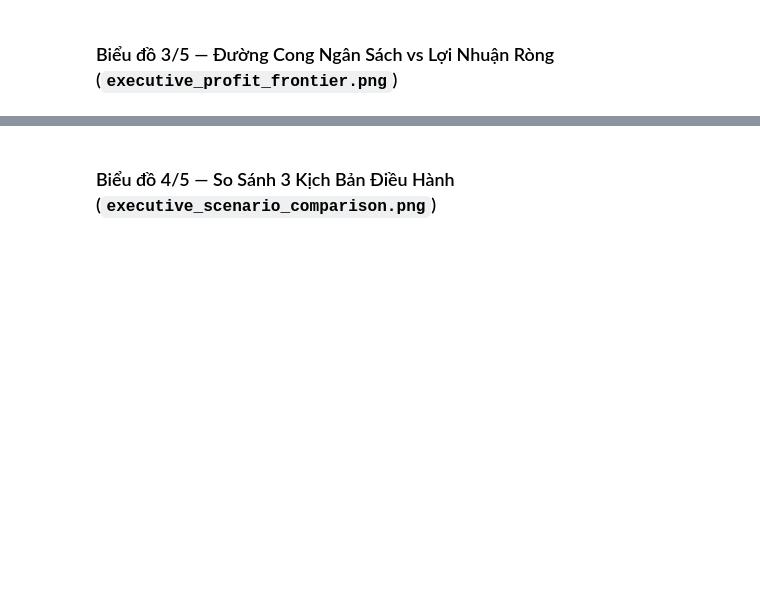
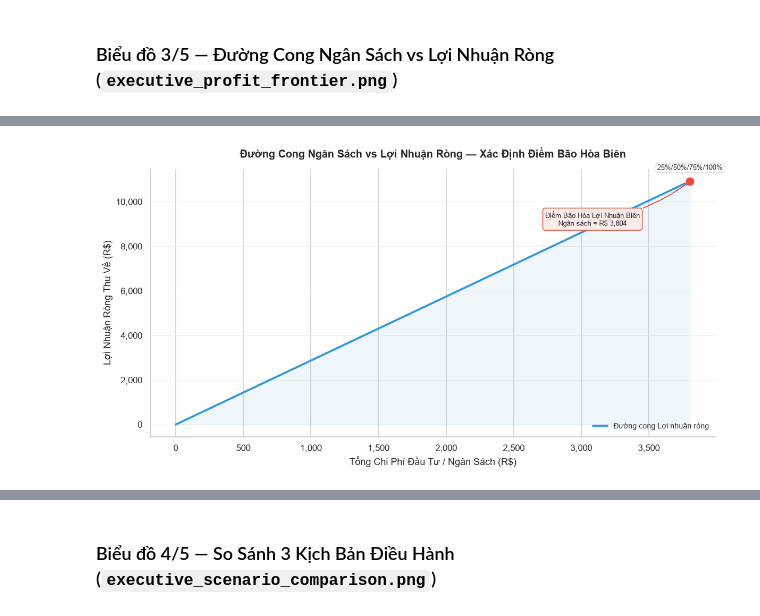
Before and after one commit to TheUn4given123jkbkjs/Data_Analytic_and_Visualization_Olist, a Jupyter notebook: 04_Prescriptive/Prescriptive_Analysis.ipynb, the cells around one changed output, grey strips where cells are left out. Cells and saved outputs as stored; diff of their text form; code cells hidden in the pictures; blank space fills up the shorter version.

```diff
--- a/04_Prescriptive/Prescriptive_Analysis.ipynb
+++ b/04_Prescriptive/Prescriptive_Analysis.ipynb
@@ -935,0 +928,66 @@ plt.show()
+# %%
+
+fig, ax = plt.subplots(figsize=(11, 5.8))
+
+ax.plot(frontier_df["budget"], frontier_df["net_profit"],
+        color=PALETTE["base"], linewidth=2.5, zorder=3,
+        label="Đường cong Lợi nhuận ròng")
+ax.fill_between(frontier_df["budget"], frontier_df["net_profit"],
+                 color=PALETTE["base"], alpha=0.08, zorder=1)
+
+# Đánh dấu điểm bão hòa biên (lợi nhuận ròng đạt cực đại) — dùng ô chú thích
+# riêng, tách khỏi legend để không chồng lên các mốc ngân sách khác
+idx_peak = frontier_df["net_profit"].idxmax()
+peak_budget = frontier_df.loc[idx_peak, "budget"]
+peak_profit = frontier_df.loc[idx_peak, "net_profit"]
+
+ax.scatter([peak_budget], [peak_profit], color=PALETTE["logistics"], s=140,
+           zorder=6, edgecolor="white", linewidth=1.3)
+peak_is_right = peak_budget > frontier_df["budget"].median()
+ax.annotate(
+    f"Điểm Bão Hòa Lợi Nhuận Biên\nNgân sách ≈ R$ {peak_budget:,.0f}",
+    xy=(peak_budget, peak_profit),
+    xytext=(-120, -55) if peak_is_right else (120, -55),
+    textcoords="offset points", fontsize=8.5, ha="center", zorder=7,
+    arrowprops=dict(arrowstyle="->", color=PALETTE["logistics"], lw=1.2,
+                     connectionstyle="arc3,rad=0.15"),
+    bbox=dict(boxstyle="round,pad=0.35", fc="#fdecea", ec=PALETTE["logistics"], alpha=0.95),
+)
+
+# 4 mốc ngân sách điều hành (25/50/75/100%) — nếu nhiều mốc trùng đúng 1 điểm
+# (ngân sách bão hòa sớm — hiện tượng thực tế khi rất ít KH có lợi nhuận dương),
+# GỘP nhãn lại thành 1 điểm duy nhất thay vì chồng nhiều box lên nhau.
+budget_marks = ["25% B_max", "50% B_max", "75% B_max", "100% B_max"]
+mark_points = {}
+for label in budget_marks:
+    row = optimization_df[optimization_df["Mốc Ngân Sách"] == label].iloc[0]
+    key = (round(row["Ngân Sách Đề Xuất (R$)"], 1), round(row["Lợi Nhuận Ròng (R$)"], 1))
+    mark_points.setdefault(key, []).append(label.replace(" B_max", ""))
+
+label_offset_cycle = [(0, 14), (0, -22), (55, 14), (-55, -22)]
+for i, ((bx, by), labels) in enumerate(sorted(mark_points.items())):
+    combined_label = "/".join(labels)
+    dx, dy = label_offset_cycle[i % len(label_offset_cycle)]
+    ax.scatter(bx, by, color=PALETTE["financial"], s=55, zorder=5,
+               edgecolor="white", linewidth=1)
+    ax.annotate(combined_label, (bx, by),
+                textcoords="offset points", xytext=(dx, dy), fontsize=8.5,
+                ha="center", zorder=6,
+                bbox=dict(boxstyle="round,pad=0.2", fc="white", ec="#dddddd", alpha=0.9))
+
+ax.set_xlabel("Tổng Chi Phí Đầu Tư / Ngân Sách (R$)")
+ax.set_ylabel("Lợi Nhuận Ròng Thu Về (R$)")
+ax.set_title("Đường Cong Ngân Sách vs Lợi Nhuận Ròng — Xác Định Điểm Bão Hòa Biên", pad=14)
+ax.xaxis.set_major_formatter(mticker.FuncFormatter(lambda x, _: f"{x:,.0f}"))
+ax.yaxis.set_major_formatter(mticker.FuncFormatter(lambda y, _: f"{y:,.0f}"))
+ax.legend(fontsize=9, loc="lower right", frameon=False)
+ax.spines[["top", "right"]].set_visible(False)
+ax.grid(axis="y", color="#eeeeee", linewidth=0.7, zorder=0)
+ax.set_axisbelow(True)
+
+plt.tight_layout()
+plt.savefig(os.path.join(FIGURES_OUT_DIR, "executive_profit_frontier.png"),
+            dpi=150, bbox_inches="tight")
+plt.show()
+# %% [output]
+[figure, added]
```
Also changed, not shown: parts of 11 cells of this notebook, 5 other files.
